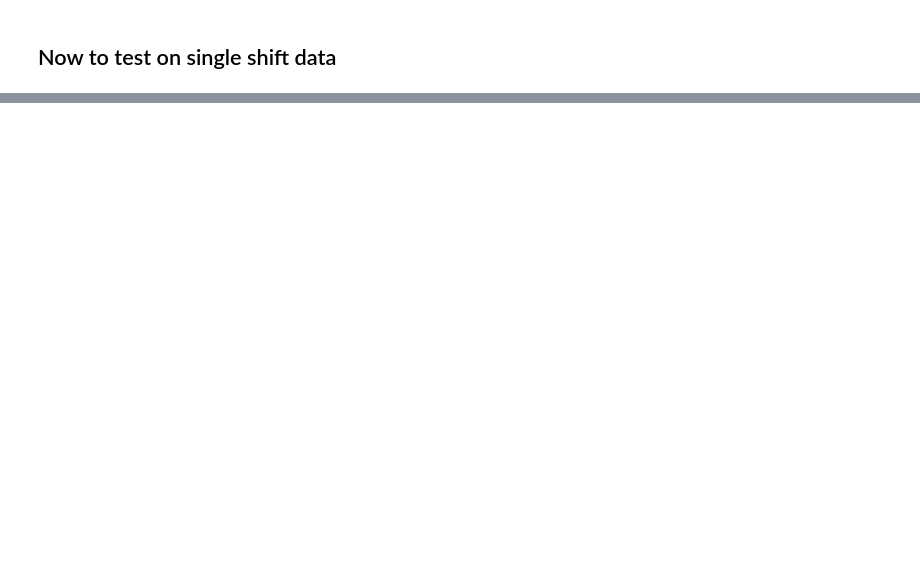
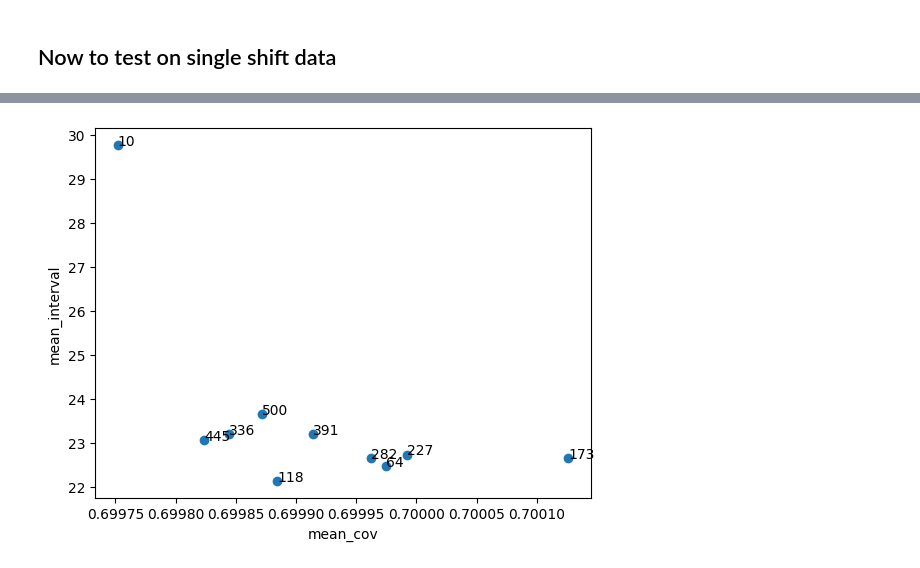
Before and after one commit to chrisjwheeler/ConformalProject, a Jupyter notebook: Adapted_Conformal_Prediction/DtACI_comparison_with_different_lookback.ipynb, the cells around one changed output, grey strips where cells are left out. Cells and saved outputs as stored; diff of their text form; code cells hidden in the pictures; blank space fills up the shorter version.

```diff
--- a/Adapted_Conformal_Prediction/DtACI_comparison_with_different_lookback.ipynb
+++ b/Adapted_Conformal_Prediction/DtACI_comparison_with_different_lookback.ipynb
@@ -106,0 +148,5 @@ dt_data_as_dependent(random_data)
+# %%
+random_data_p = ACP_data.random_multi_shift(200, (1000, 2000), number_shift_range=(2, 10))
+dt_data_as_dependent_aci(random_data_p)
+# %% [output]
+[figure, added]
```
Also changed, not shown: parts of 10 cells of this notebook, 8 other files.
